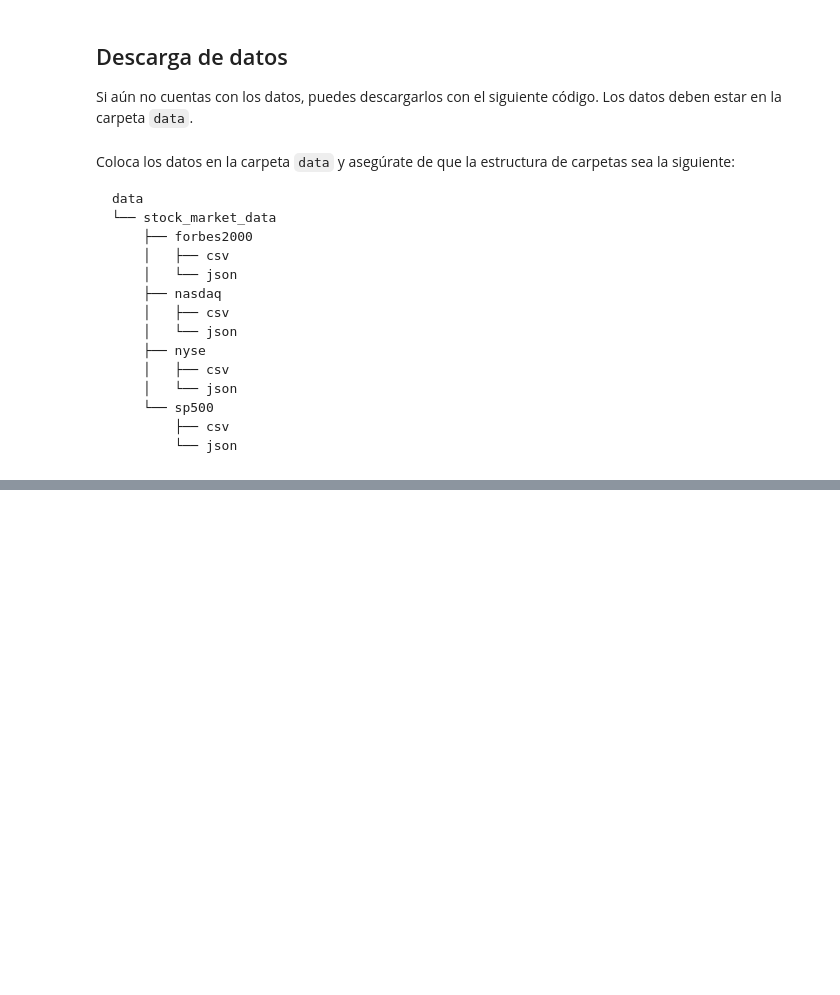
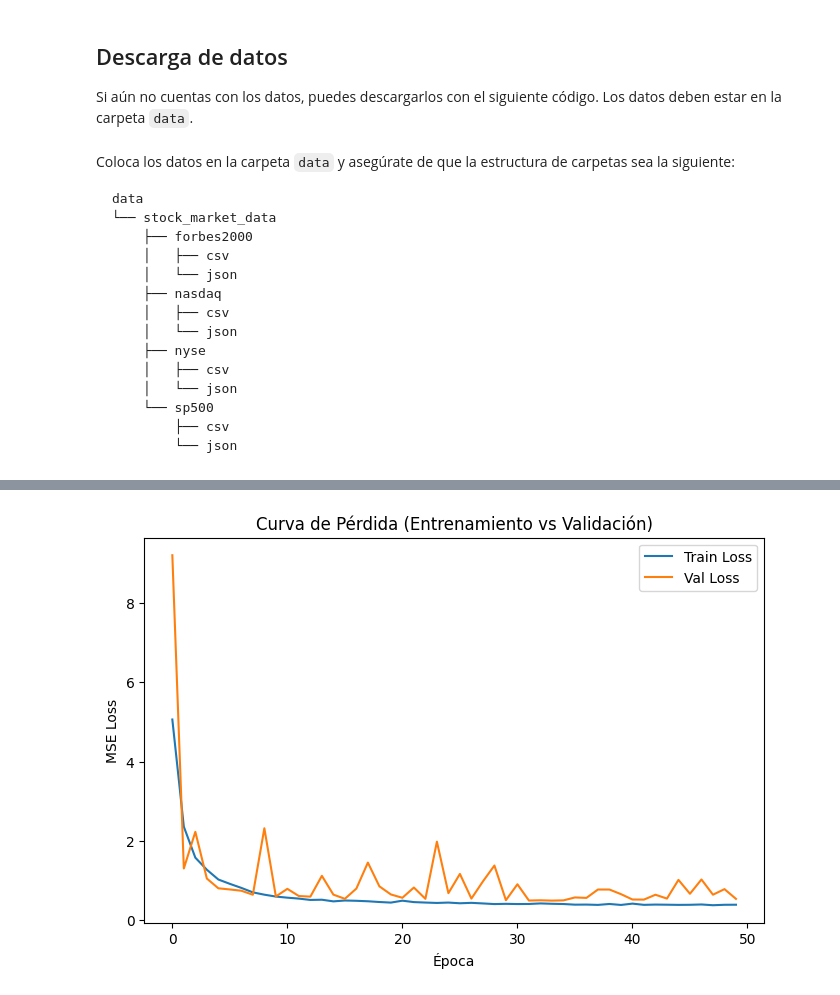
Before and after one commit to JAntonioBarrientos/proyecto-RN-JAntonioBarrientos, a Jupyter notebook: proyecto.ipynb, the cells around one changed output, grey strips where cells are left out. Cells and saved outputs as stored; diff of their text form; code cells hidden in the pictures; blank space fills up the shorter version.

```diff
--- a/proyecto.ipynb
+++ b/proyecto.ipynb
@@ -81,0 +204,87 @@ print(df.head())
+# %%
+import random
+import numpy as np
+import matplotlib.pyplot as plt
+import torch
+import torch.nn as nn
+
+# ── 0) Fijar semilla para reproducibilidad ────────────────────────────────────
+seed = 100
+random.seed(seed)
+np.random.seed(seed)
+torch.manual_seed(seed)
+if torch.cuda.is_available():
+    torch.cuda.manual_seed(seed)
+    torch.cuda.manual_seed_all(seed)
+    torch.backends.cudnn.deterministic = True
+    torch.backends.cudnn.benchmark = False
+
+
+# 1) Hiperparámetros
+input_dim  = len(features)
+hidden_dim = 100
+num_layers = 3
+dropout    = 0.1
+lr         = 1e-3
+epochs     = 50
+batch_size = 32
+
+# Fuerza uso de CPU si tu instalación de CUDA da problemas:
+# device = torch.device('cpu')
+device = torch.device('cuda' if torch.cuda.is_available() else 'cpu')
+
+# 2) Modelo, pérdida y optimizador
+model = StockLSTM(input_dim, hidden_dim, num_layers, dropout=dropout).to(device)
+criterion = nn.L1Loss()
+optimizer = torch.optim.Adam(model.parameters(), lr=lr)
+
+# 3) Listas para almacenar métricas
+train_losses, val_losses = [], []
+
+# 4) Bucle de entrenamiento
+for epoch in range(1, epochs+1):
+    # --- Entrenamiento ---
+    model.train()
+    running_train = 0.0
+    for xb, yb in train_loader:
+        xb, yb = xb.to(device), yb.to(device)
+        optimizer.zero_grad()
+        outputs = model(xb)
+        loss = criterion(outputs, yb)
+        loss.backward()
+        optimizer.step()
+        running_train += loss.item() * xb.size(0)
+
+    epoch_train_loss = running_train / len(train_loader.dataset)
+    train_losses.append(epoch_train_loss)
+
+    # --- Validación ---
+    model.eval()
+    running_val = 0.0
+    with torch.no_grad():
+        for xb, yb in val_loader:
+            xb, yb = xb.to(device), yb.to(device)
+            outputs = model(xb)
+            running_val += criterion(outputs, yb).item() * xb.size(0)
+
+    epoch_val_loss = running_val / len(val_loader.dataset)
+    val_losses.append(epoch_val_loss)
+
+    # Imprimir en consola
+
+    # --- Graficar cada 10 épocas y al final ---
+    if epoch % 10 == 0 or epoch == epochs:
+        print(f"Epoch {epoch:02d} — Train Loss: {epoch_train_loss:.4f} | Val Loss: {epoch_val_loss:.4f}")
+
+
+
+# ── 5) Gráfica final de pérdidas ──────────────────────────────────────────────
+plt.figure(figsize=(8,5))
+plt.plot(train_losses, label='Train Loss')
+plt.plot(val_losses,   label='Val Loss')
+plt.xlabel("Época")
+plt.ylabel("MSE Loss")
+plt.title("Curva de Pérdida (Entrenamiento vs Validación)")
+plt.legend()
+plt.show()
+# %% [output]
@@ -81,0 +296 @@ print(df.head())
+[figure, added]
```
Also changed, not shown: parts of 17 cells of this notebook, 1 other file.
